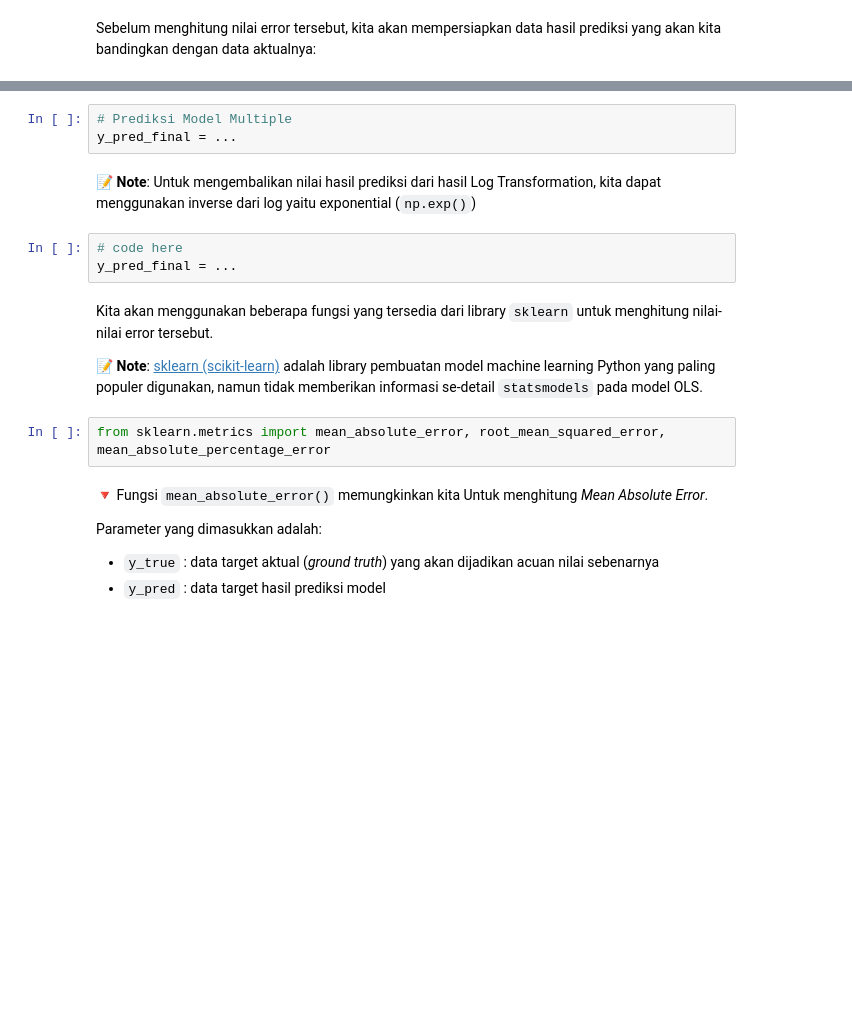
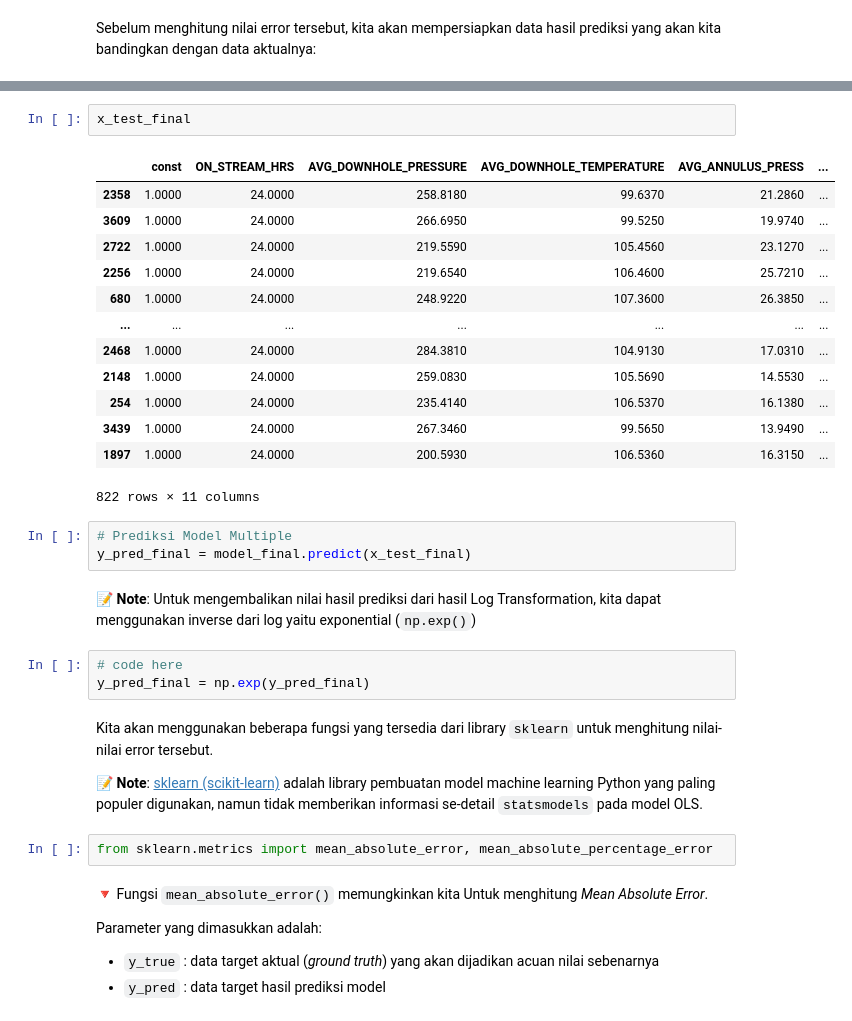
Before and after one commit to mhaniffajari/Data-Science-Project, a Jupyter notebook: Algoritma Training/4_rm-main/Inclass Freeport Regression.ipynb, the cells around one changed output, grey strips where cells are left out. Cells and saved outputs as stored; diff of their text form; blank space fills up the shorter version.

```diff
--- a/Algoritma Training/4_rm-main/Inclass Freeport Regression.ipynb
+++ b/Algoritma Training/4_rm-main/Inclass Freeport Regression.ipynb
@@ -1277,17 +1380,33 @@ Sebelum menghitung nilai error tersebut, kita akan mempersiapkan data hasil pred
+# %%
+x_test_final
+# %% [output]
+|  | const | ON_STREAM_HRS | AVG_DOWNHOLE_PRESSURE | AVG_DOWNHOLE_TEMPERATURE | AVG_ANNULUS_PRESS | ... |
+| 2358 | 1.0000 | 24.0000 | 258.8180 | 99.6370 | 21.2860 | ... |
+| 3609 | 1.0000 | 24.0000 | 266.6950 | 99.5250 | 19.9740 | ... |
+| 2722 | 1.0000 | 24.0000 | 219.5590 | 105.4560 | 23.1270 | ... |
+| 2256 | 1.0000 | 24.0000 | 219.6540 | 106.4600 | 25.7210 | ... |
+| 680 | 1.0000 | 24.0000 | 248.9220 | 107.3600 | 26.3850 | ... |
+| ... | ... | ... | ... | ... | ... | ... |
+| 2468 | 1.0000 | 24.0000 | 284.3810 | 104.9130 | 17.0310 | ... |
+| 2148 | 1.0000 | 24.0000 | 259.0830 | 105.5690 | 14.5530 | ... |
+| 254 | 1.0000 | 24.0000 | 235.4140 | 106.5370 | 16.1380 | ... |
+| 3439 | 1.0000 | 24.0000 | 267.3460 | 99.5650 | 13.9490 | ... |
+| 1897 | 1.0000 | 24.0000 | 200.5930 | 106.5360 | 16.3150 | ... |
+822 rows × 11 columns
 # %%
 # Prediksi Model Multiple
-y_pred_final = ...
+y_pred_final = model_final.predict(x_test_final)
 # %% [markdown]
 📝 **Note**: Untuk mengembalikan nilai hasil prediksi dari hasil Log Transformation, kita dapat menggunakan inverse dari log yaitu exponential (`np.exp()`)
 # %%
 # code here
-y_pred_final = ...
+y_pred_final = np.exp(y_pred_final)
 # %% [markdown]
 Kita akan menggunakan beberapa fungsi yang tersedia dari library `sklearn` untuk menghitung nilai-nilai error tersebut.
 
 📝 **Note**: [sklearn (scikit-learn)](https://scikit-learn.org/) adalah library pembuatan model machine learning Python yang paling populer digunakan, namun tidak memberikan informasi se-detail `statsmodels` pada model OLS.
 # %%
-from sklearn.metrics import mean_absolute_error, root_mean_squared_error, mean_absolute_percentage_error
+from sklearn.metrics import mean_absolute_error, mean_absolute_percentage_error
 # %% [markdown]
 🔻 Fungsi `mean_absolute_error()` memungkinkan kita Untuk menghitung *Mean Absolute Error*.
 
```
Also changed, not shown: parts of 35 cells of this notebook, 35 other files.
